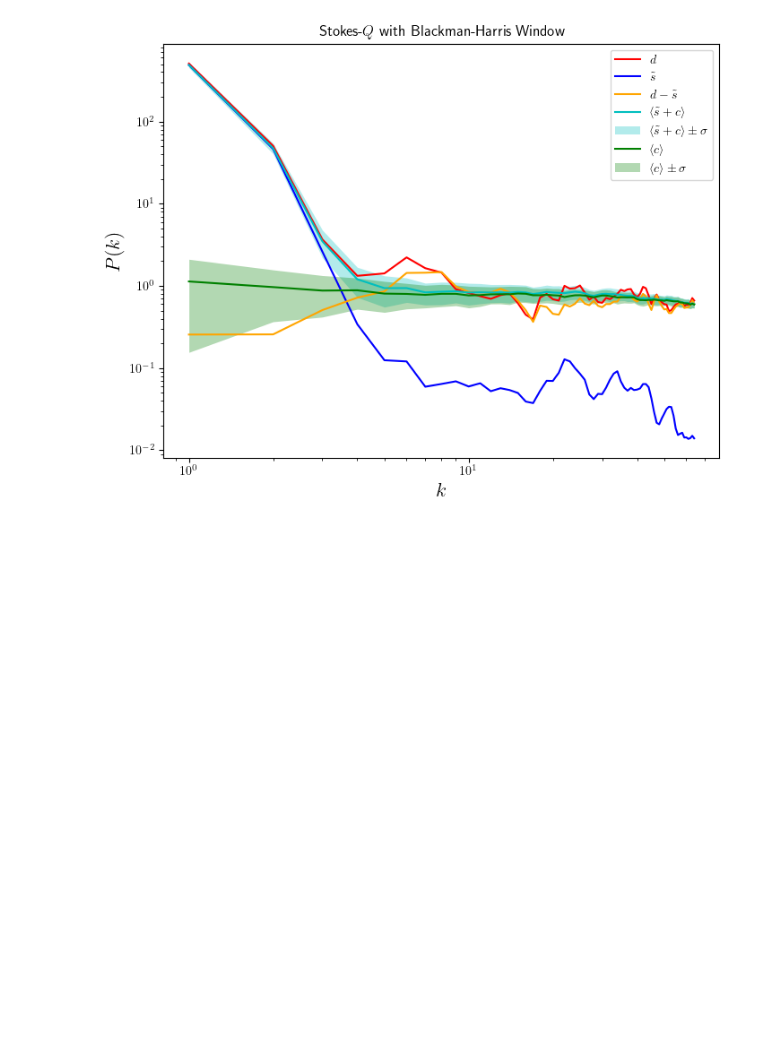
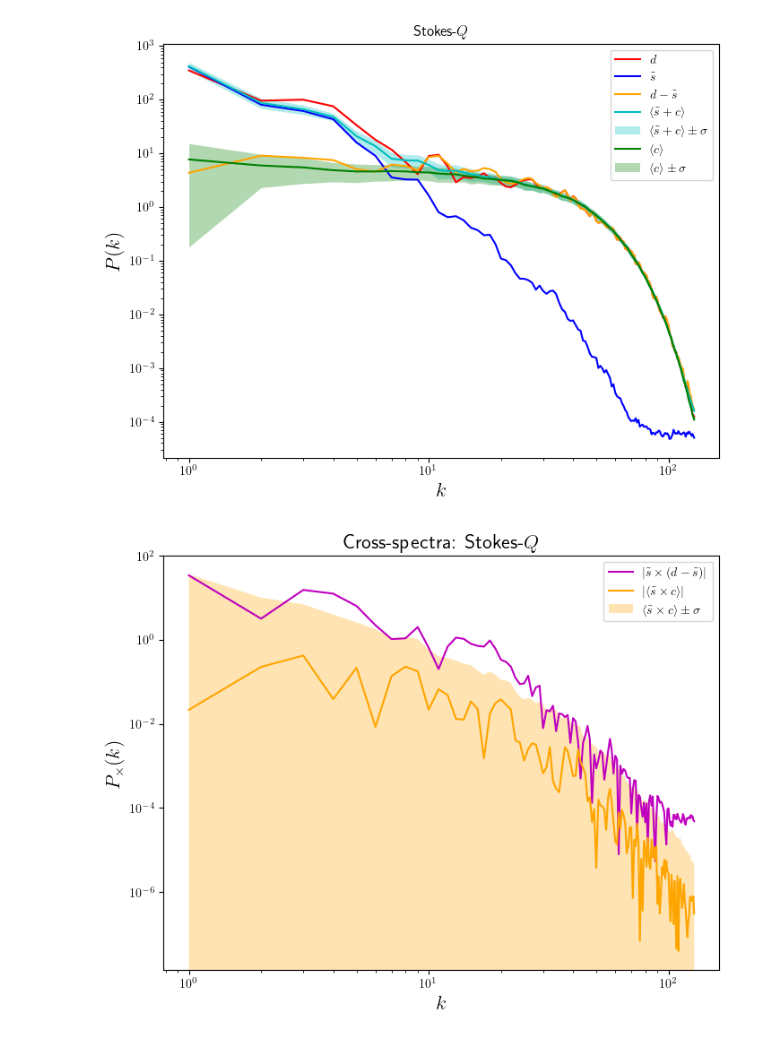
Before and after one commit to atsouros/ScatteringDenoising, a Jupyter notebook: planck_results_plot.ipynb, the cells around one changed output. Saved outputs shown, nothing was run; the diff lists cells and outputs as text; code cells hidden in the pictures; blank space fills up the shorter version.

```diff
--- a/planck_results_plot.ipynb
+++ b/planck_results_plot.ipynb
@@ -77,12 +88,12 @@ nuisance = np.stack([contamination_arr_Q, contamination_arr_U], axis=1)
 nuisance = nuisance.squeeze(axis=2)
 # %%
 # Find the file using a wildcard
-i_path = glob.glob(f"{base_path}signal/patch_{patch}/patch_{patch}_I*.npy")[0]
-q_path = glob.glob(f"{base_path}signal/patch_{patch}/patch_{patch}_Q*.npy")[0]
-u_path = glob.glob(f"{base_path}signal/patch_{patch}/patch_{patch}_U*.npy")[0]
+i_path = glob.glob(f"{base_path}signal/patch_{patch}/patch_{patch}_I857*.npy")[0]
+q_path = glob.glob(f"{base_path}signal/patch_{patch}/patch_{patch}_Q353*.npy")[0]
+u_path = glob.glob(f"{base_path}signal/patch_{patch}/patch_{patch}_U353*.npy")[0]
 
-q_path_GNILC = glob.glob(f"{base_path}GNILC/Q_GNILC_PR3_patch_{patch}_*.npy")[0]
-u_path_GNILC = glob.glob(f"{base_path}GNILC/U_GNILC_PR3_patch_{patch}_*.npy")[0]
+# q_path_GNILC = glob.glob(f"{base_path}GNILC/Q_GNILC_PR3_patch_{patch}_*.npy")[0]
+# u_path_GNILC = glob.glob(f"{base_path}GNILC/U_GNILC_PR3_patch_{patch}_*.npy")[0]
 
 # Load it
 data_I = np.load(i_path)
@@ -96,8 +107,8 @@ data_Q = margin_crop(downsample(data_Q))
 data_U = np.load(u_path)
 data_U = margin_crop(downsample(data_U))
 
-Q_GNILC = np.load(q_path_GNILC)
-Q_GNILC = margin_crop(downsample(Q_GNILC))
+# Q_GNILC = np.load(q_path_GNILC)
+# Q_GNILC = margin_crop(downsample(Q_GNILC))
 
-U_GNILC = np.load(u_path_GNILC)
-U_GNILC = margin_crop(downsample(U_GNILC))
+# U_GNILC = np.load(u_path_GNILC)
+# U_GNILC = margin_crop(downsample(U_GNILC))
@@ -106,10 +115,14 @@ denoised = np.load(f"/Users/tsouros/Desktop/ScatteringDenoising/image_denoised_p
+# %%
+# denoised = np.load(f"/Users/tsouros/Desktop/Results/image_denoised_patch_{patch}.npy")
+samples = np.load(f"/Users/tsouros/Desktop/Results/samples_{patch}.npy")
+denoised = samples.mean(axis=0)  # shape: (2, 384, 384)
 # %%
 # image_I, image_Q, image_U = denoised[0], denoised[1], denoised[2]
 image_Q, image_U = margin_crop(denoised[0]), margin_crop(denoised[1])
 image_Q = low_pass_filter(image_Q, k_max = k_max)
 image_U = low_pass_filter(image_U, k_max = k_max)
 # %%
-def plot_PS(stokes, image_Q, image_U, data_Q, data_U, Q_GNILC, U_GNILC, nuisance, k_max):
+def plot_PS(stokes, image_Q, image_U, data_Q, data_U, nuisance, k_max):
 
     def apply_window(field):
         """Apply a 2D Blackman-Harris window to suppress edge effects."""
@@ -124,12 +137,10 @@ def plot_PS(stokes, image_Q, image_U, data_Q, data_U, Q_GNILC, U_GNILC, nuisance
     if stokes == 'Q':
         image = image_Q
         data = data_Q
-        gnilc = Q_GNILC
         nuisances = nuisance[:, 0]
     else:
         image = image_U
         data = data_U
-        gnilc = U_GNILC
         nuisances = nuisance[:, 1]
 
     nx, ny = data.shape
@@ -139,14 +150,12 @@ def plot_PS(stokes, image_Q, image_U, data_Q, data_U, Q_GNILC, U_GNILC, nuisance
     # Apply window
     data_win = apply_window(data)
     image_win = apply_window(image)
-    gnilc_win = apply_window(gnilc)
     nuisances_win = np.array([apply_window(c) for c in nuisances])
 
     # Compute power spectra
     k_data, P_data = utils.power_spectrum(data_win)
     k_image, P_image = utils.power_spectrum(image_win)
     k_noise, P_noise = utils.power_spectrum(data_win - image_win)
-    k_gnilc, P_gnilc = utils.power_spectrum(gnilc_win)
 
     k_all_c, P_c_all = zip(*[utils.power_spectrum(c) for c in nuisances_win])
     k_ref = np.array(k_all_c[0])
@@ -169,7 +178,6 @@ def plot_PS(stokes, image_Q, image_U, data_Q, data_U, Q_GNILC, U_GNILC, nuisance
     k_data, P_data = trim(k_data, P_data)
     k_image, P_image = trim(k_image, P_image)
     k_noise, P_noise = trim(k_noise, P_noise)
-    k_gnilc, P_gnilc = trim(k_gnilc, P_gnilc)
     k_mean, P_sc_mean = trim(k_ref, P_sc_mean)
     _, P_sc_std = trim(k_ref, P_sc_std)
     _, P_c_mean = trim(k_ref, P_c_mean)
@@ -179,7 +187,6 @@ def plot_PS(stokes, image_Q, image_U, data_Q, data_U, Q_GNILC, U_GNILC, nuisance
     plt.loglog(k_data, P_data, label=r"$d$", c="r")
     plt.loglog(k_image, P_image, label=r"$\tilde{s}$", c="b")
     plt.loglog(k_noise, P_noise, label=r"$d - \tilde{s}$", c="orange")
-    # plt.loglog(k_gnilc, P_gnilc, label=r"GNILC", c="k")
     plt.loglog(k_mean, P_sc_mean, label=r"$\langle \tilde{s} + c \rangle$", c="c")
     plt.fill_between(
         k_mean,
@@ -203,7 +210,7 @@ def plot_PS(stokes, image_Q, image_U, data_Q, data_U, Q_GNILC, U_GNILC, nuisance
 
     plt.xlabel(r"$k$", fontsize=16)
     plt.ylabel(r"$P(k)$", fontsize=16)
-    plt.title(fr"Stokes-${stokes}$ with Blackman-Harris Window")
+    plt.title(fr"Stokes-${stokes}$")
     plt.legend()
     plt.show()
 # %%
@@ -247,8 +254,11 @@ def plot_CS(stokes, image_Q, image_U, data_Q, data_U, nuisance, k_max=20):
 
     # Trim helper
     def trim(k, P):
-        mask = k < k_max
-        return k[mask], P[mask]
+        if k_max is not None:
+            mask = k < k_max
+            return k[mask], P[mask]
+        else:
+            return k, P
 
     # Trim all
     k_res, P_cross_residual = trim(k_res, np.abs(P_cross_residual))
@@ -381,10 +472,11 @@ def plot_noise(stokes, image_Q, image_U, data_Q, data_U, nuisance, ran):
     plt.show()
 # %%
 stokes = 'Q'
-plot_PS(stokes, image_Q, image_U, data_Q, data_U, Q_GNILC, U_GNILC, nuisance, k_max = k_max)
-# plot_CS(stokes, image_Q, image_U, data_Q, data_U, nuisance, k_max = k_max)
+plot_PS(stokes, image_Q, image_U, data_Q, data_U, nuisance, k_max=k_max)
+plot_CS(stokes, image_Q, image_U, data_Q, data_U, nuisance, k_max = k_max)
 # %% [output]
-[figure, old version]
+[figure, new version]
+[figure, added]
 # %%
 # Plot for both Q and U
 ran = np.random.randint(len(nuisance))
```
Also changed, not shown: parts of 9 cells of this notebook, 26 other files.
